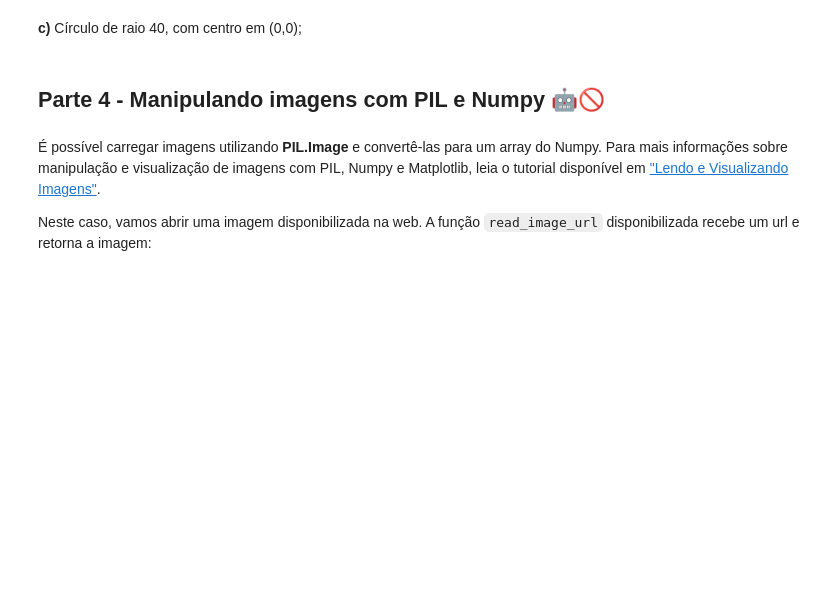
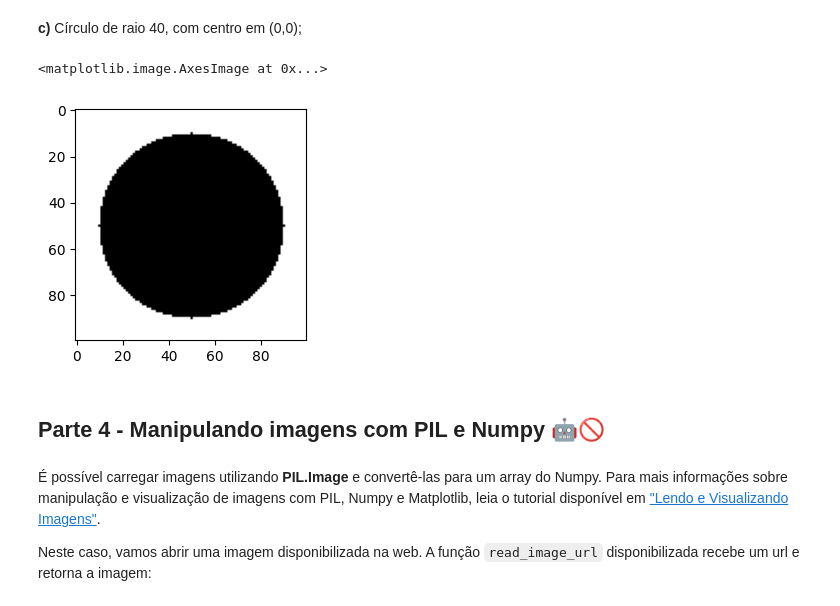
Before and after one commit to UNICAMP-EA979/2026s1-pi01-numpy-g248527, a Jupyter notebook: Atividade.ipynb, the cells around one changed output. Saved outputs shown, nothing was run; the diff lists cells and outputs as text; code cells hidden in the pictures; blank space fills up the shorter version.

```diff
--- a/Atividade.ipynb
+++ b/Atividade.ipynb
@@ -463,3 +473,23 @@ plt.imshow(tabuleiro,vmin=0, vmax=255, cmap='gray')
+# %%
+# Seu código aqui
+
+
+# Após definir que o tamanho da imagem seria 100, o centro será a metade: 100//2
+# Então utilizei o método anterior para calcular a distância, contudo, coloquei o ponto (0,0) no centro da imagem.
+# Em seguida basta apenas preencher os pontos cuja distância do centro são menores ou iguais a 40 com branco e os pontos cuja distância do centro são maiores que 40 com preto
+
+centro = 100//2
+indices = np.indices((100, 100)) - centro
+figura = np.linalg.norm(indices, axis=0)
+
+figura[figura <= 40] = 0
+figura[figura > 40] = 255
+
+plt.figure(figsize = (3,3))
+plt.imshow(figura, cmap='gray')
+# %% [output]
+<matplotlib.image.AxesImage at 0x...>
+[figure, added]
 # %% [markdown]
 ## Parte 4 - Manipulando imagens com PIL e Numpy 🤖🚫
 # %% [markdown]
```
Also changed, not shown: parts of 9 cells of this notebook.
